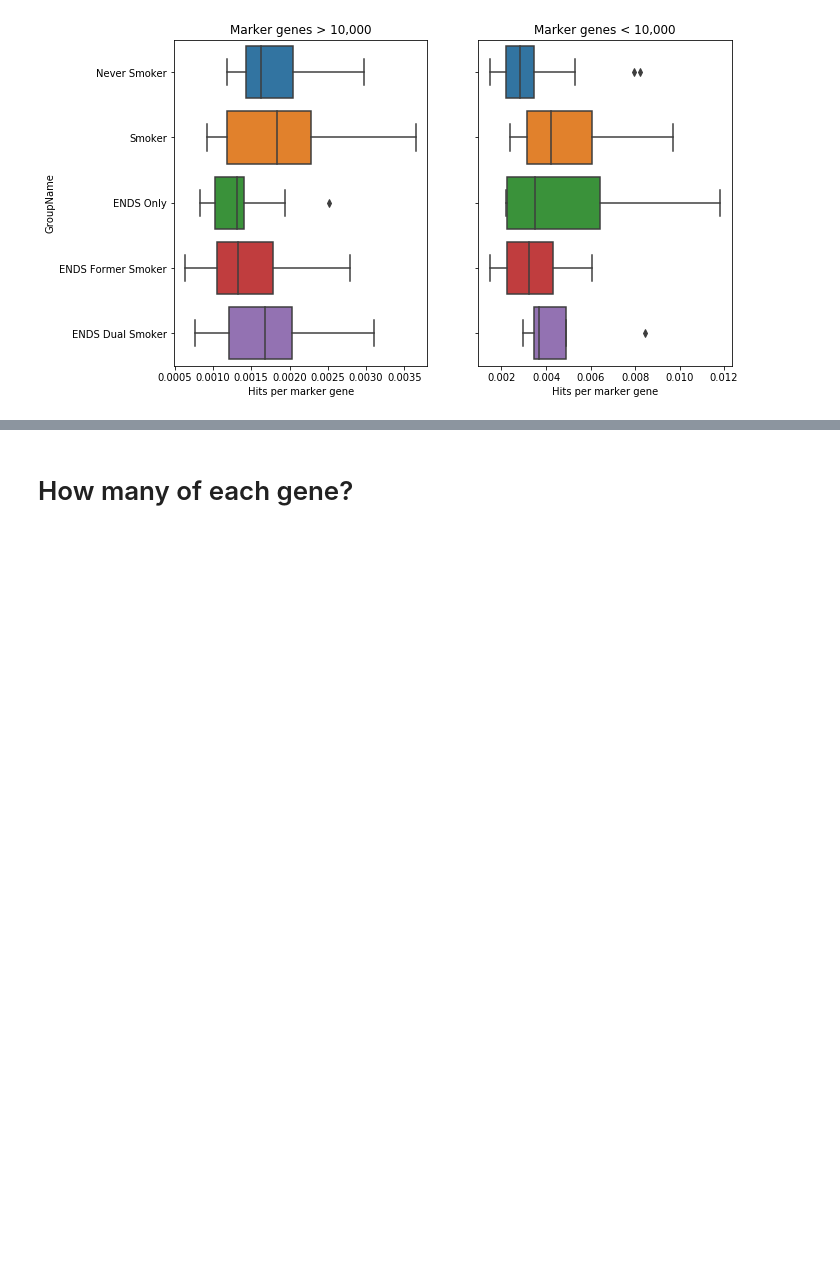
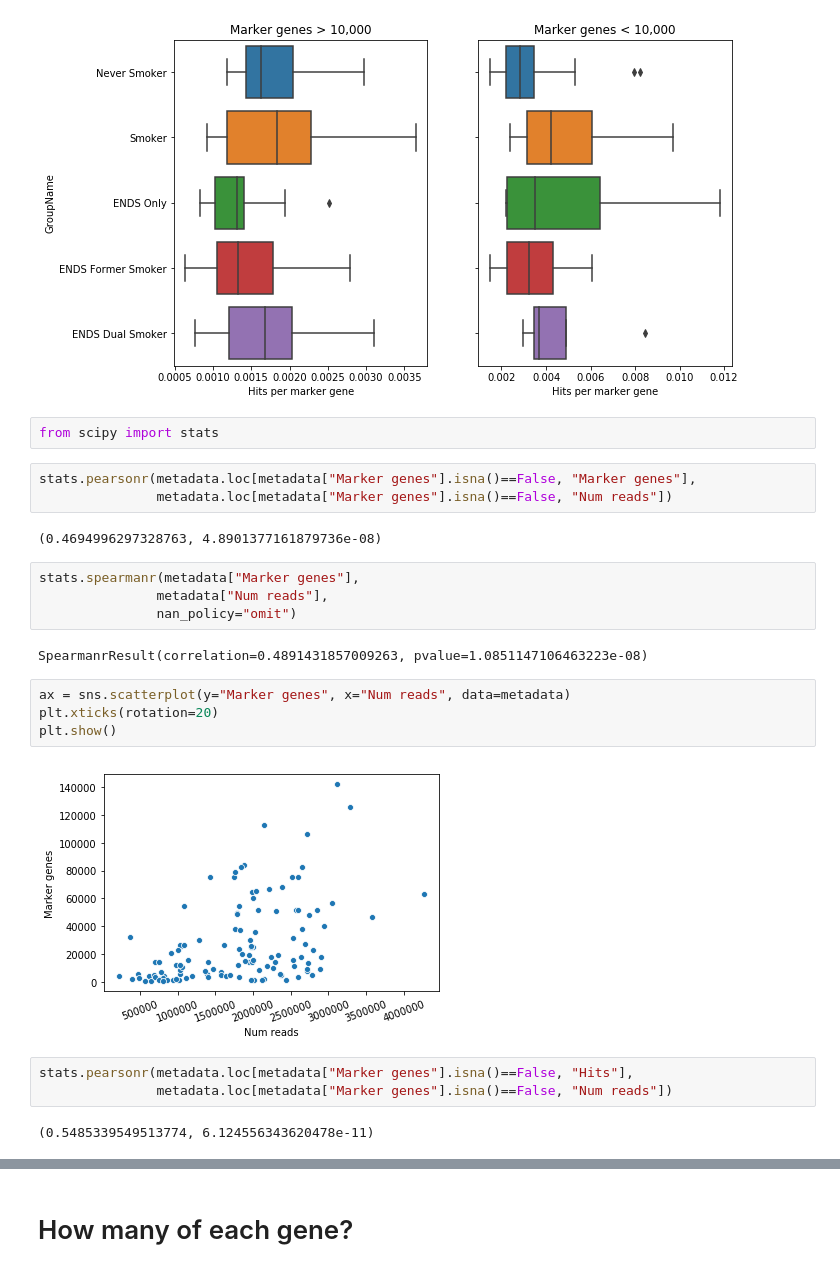
Before and after one commit to sterrettJD/Nicotine-Microbiome, a Jupyter notebook: diamond_analysis/diamond_analysis.ipynb, the cells around one changed output, grey strips where cells are left out. Cells and saved outputs as stored; diff of their text form; blank space fills up the shorter version.

```diff
--- a/diamond_analysis/diamond_analysis.ipynb
+++ b/diamond_analysis/diamond_analysis.ipynb
@@ -387,3 +401,27 @@ axes[1].set(yticklabels=[], ylabel="", title="Marker genes < 10,000")
 plt.show()
 # %% [output]
 [figure]
+# %%
+from scipy import stats
+# %%
+stats.pearsonr(metadata.loc[metadata["Marker genes"].isna()==False, "Marker genes"],
+               metadata.loc[metadata["Marker genes"].isna()==False, "Num reads"])
+# %% [output]
+(0.4694996297328763, 4.8901377161879736e-08)
+# %%
+stats.spearmanr(metadata["Marker genes"],
+               metadata["Num reads"],
+               nan_policy="omit")
+# %% [output]
+SpearmanrResult(correlation=0.4891431857009263, pvalue=1.0851147106463223e-08)
+# %%
+ax = sns.scatterplot(y="Marker genes", x="Num reads", data=metadata)
+plt.xticks(rotation=20)
+plt.show()
+# %% [output]
+[figure, added]
+# %%
+stats.pearsonr(metadata.loc[metadata["Marker genes"].isna()==False, "Hits"],
+               metadata.loc[metadata["Marker genes"].isna()==False, "Num reads"])
+# %% [output]
+(0.5485339549513774, 6.124556343620478e-11)
```
Also changed, not shown: parts of 8 cells of this notebook.
